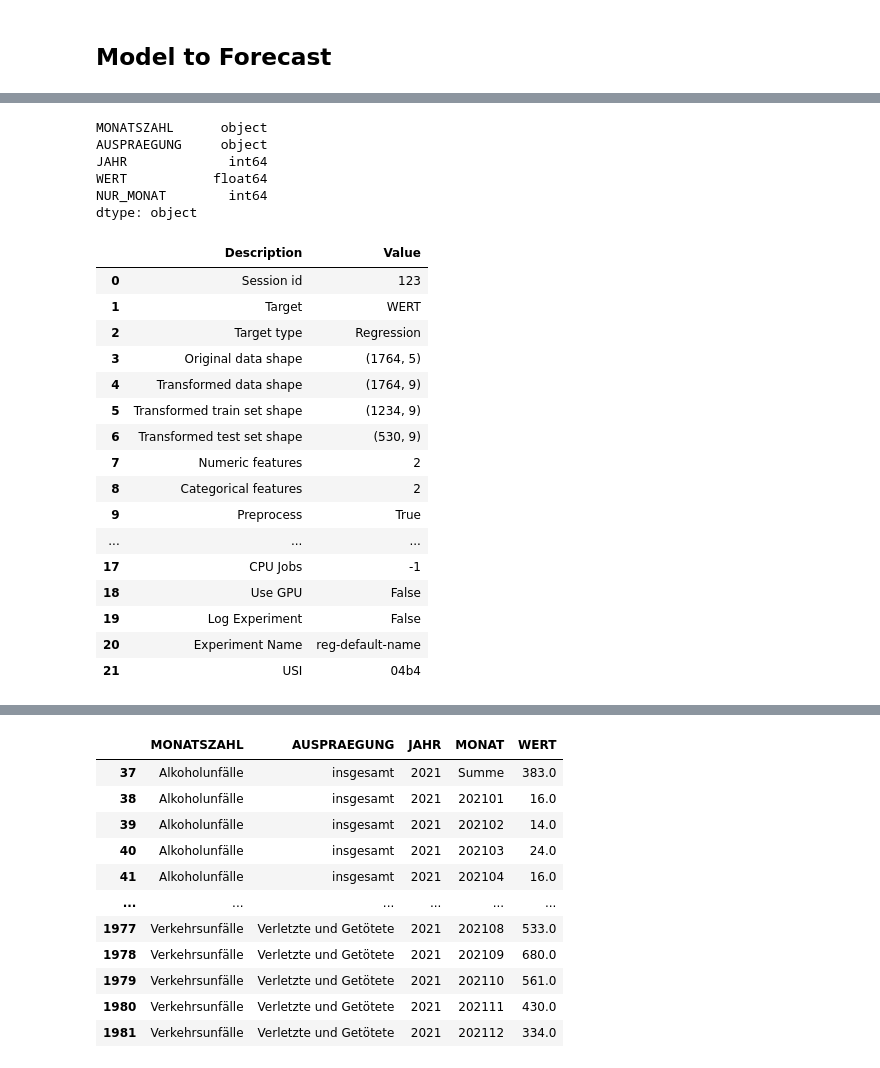
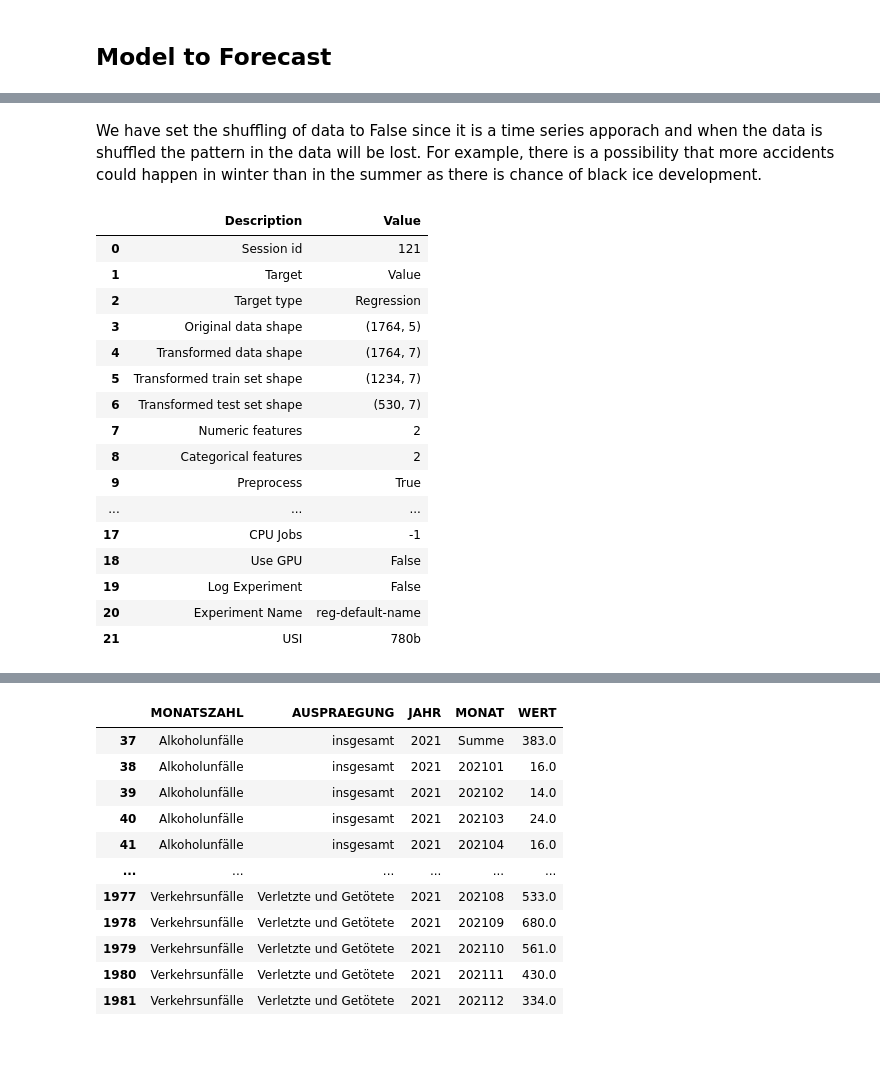
Before and after one commit to sreehari59/NxtGen_AcciVision, a Jupyter notebook: DPS_Task.ipynb, the cells around one changed output, grey strips where cells are left out. Drawn from its saved outputs; the diff is of its cells as text; code cells hidden in the pictures.

```diff
--- a/DPS_Task.ipynb
+++ b/DPS_Task.ipynb
@@ -234,0 +263,3 @@ new_df.head(2)
+# %%
+# Resetting the index as we had dropped many rows
+df.reset_index(inplace=True,drop=True)
@@ -272,9 +275,0 @@ new_df['NUR_MONAT'] = new_df['NUR_MONAT'].astype(int)
-# %%
-new_df.dtypes
-# %% [output]
-MONATSZAHL      object
-AUSPRAEGUNG     object
-JAHR             int64
-WERT           float64
-NUR_MONAT        int64
-dtype: object
@@ -283,21 +276,22 @@ dtype: object
-# %%
-from pycaret.regression import *
-new_df_setup = setup(new_df, target = 'WERT', session_id = 123)
-# %% [output]
-|  | Description | Value |
-| 0 | Session id | 123 |
-| 1 | Target | WERT |
-| 2 | Target type | Regression |
-| 3 | Original data shape | (1764, 5) |
-| 4 | Transformed data shape | (1764, 9) |
-| 5 | Transformed train set shape | (1234, 9) |
-| 6 | Transformed test set shape | (530, 9) |
-| 7 | Numeric features | 2 |
-| 8 | Categorical features | 2 |
-| 9 | Preprocess | True |
-| ... | ... | ... |
-| 17 | CPU Jobs | -1 |
-| 18 | Use GPU | False |
-| 19 | Log Experiment | False |
-| 20 | Experiment Name | reg-default-name |
-| 21 | USI | 04b4 |
+# %% [markdown]
+We have set the shuffling of data to False since it is a time series apporach and when the data is shuffled the pattern in the data will be lost. For example, there is a possibility that more accidents could happen in winter than in the summer as there is chance of black ice development.
+# %%
+new_df_setup = setup(df, target = 'Value', session_id = 121, data_split_shuffle = False)
+# %% [output]
+|  | Description | Value |
+| 0 | Session id | 121 |
+| 1 | Target | Value |
+| 2 | Target type | Regression |
+| 3 | Original data shape | (1764, 5) |
+| 4 | Transformed data shape | (1764, 7) |
+| 5 | Transformed train set shape | (1234, 7) |
+| 6 | Transformed test set shape | (530, 7) |
+| 7 | Numeric features | 2 |
+| 8 | Categorical features | 2 |
+| 9 | Preprocess | True |
+| ... | ... | ... |
+| 17 | CPU Jobs | -1 |
+| 18 | Use GPU | False |
+| 19 | Log Experiment | False |
+| 20 | Experiment Name | reg-default-name |
+| 21 | USI | 780b |
```
Also changed, not shown: parts of 17 cells of this notebook.
